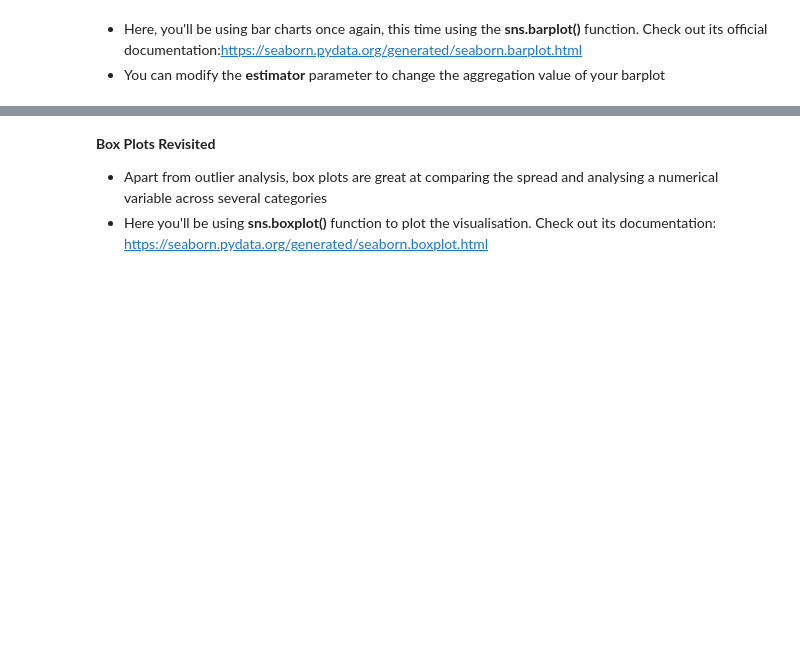
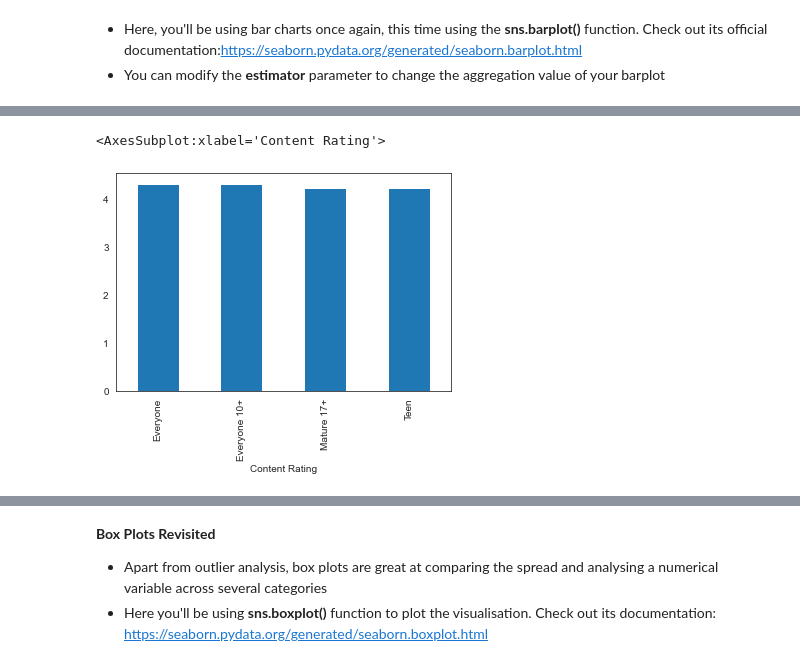
Before and after one commit to khairnardevashish/Data-Visualisation-for-DS-and-ML, a Jupyter notebook: Case Study Notebook/Data Visualisation in Python - Case Study.ipynb, the cells around one changed output, grey strips where cells are left out. Saved outputs shown, nothing was run; the diff lists cells and outputs as text; code cells hidden in the pictures; blank space fills up the shorter version.

```diff
--- a/Case Study Notebook/Data Visualisation in Python - Case Study.ipynb
+++ b/Case Study Notebook/Data Visualisation in Python - Case Study.ipynb
@@ -860,4 +886,8 @@ You'll be using **sns.pairplot()** for this visualisation. Check out its officia
 # %%
 ##Plot the bar plot again with Median Rating
+df.groupby(['Content Rating'])['Rating'].median().plot.bar()
+# %% [output]
+<AxesSubplot:xlabel='Content Rating'>
+[figure, added]
 # %%
 ##Plot the above bar plot using the estimator parameter
```
Also changed, not shown: parts of 41 cells of this notebook.
